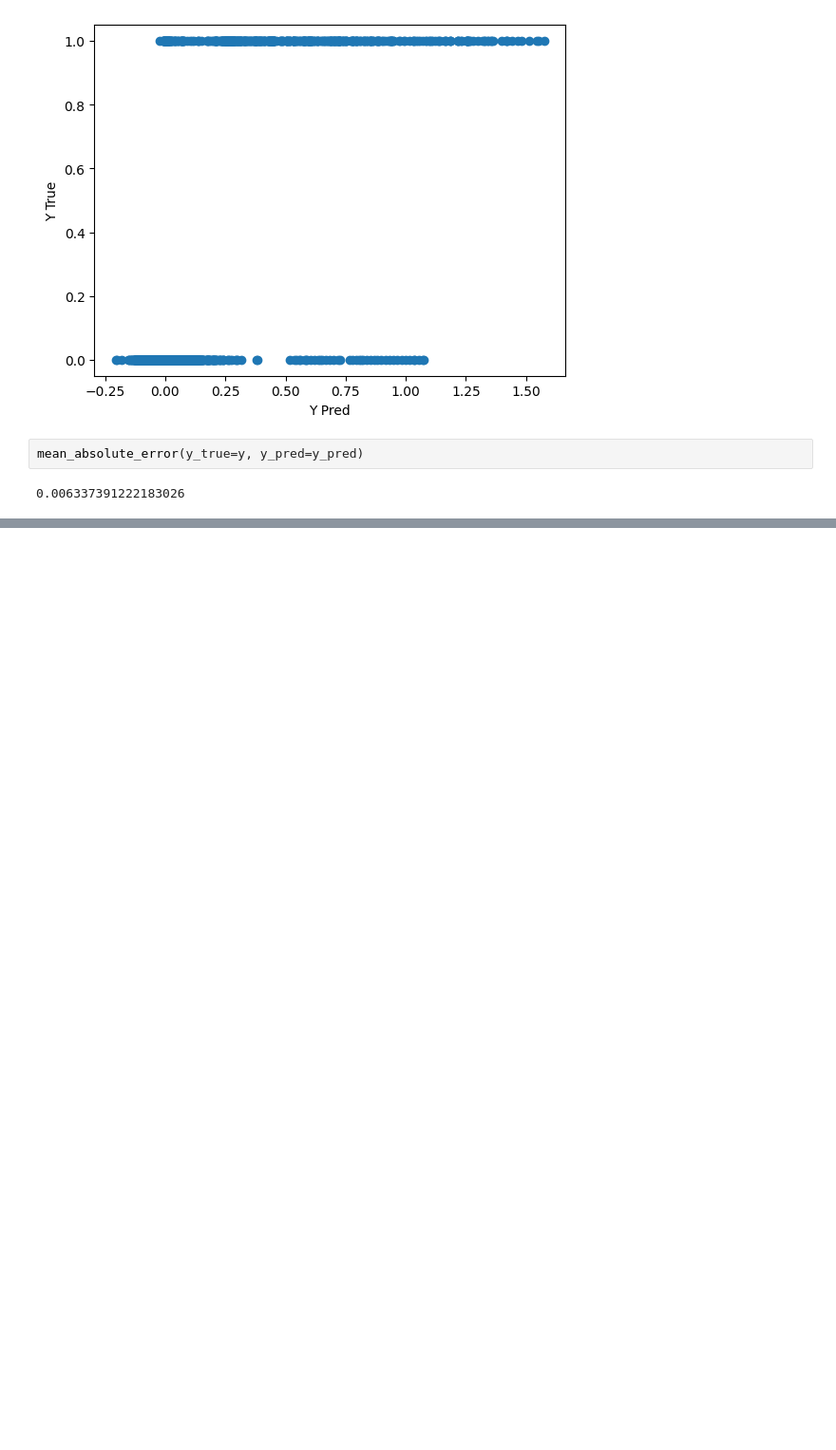
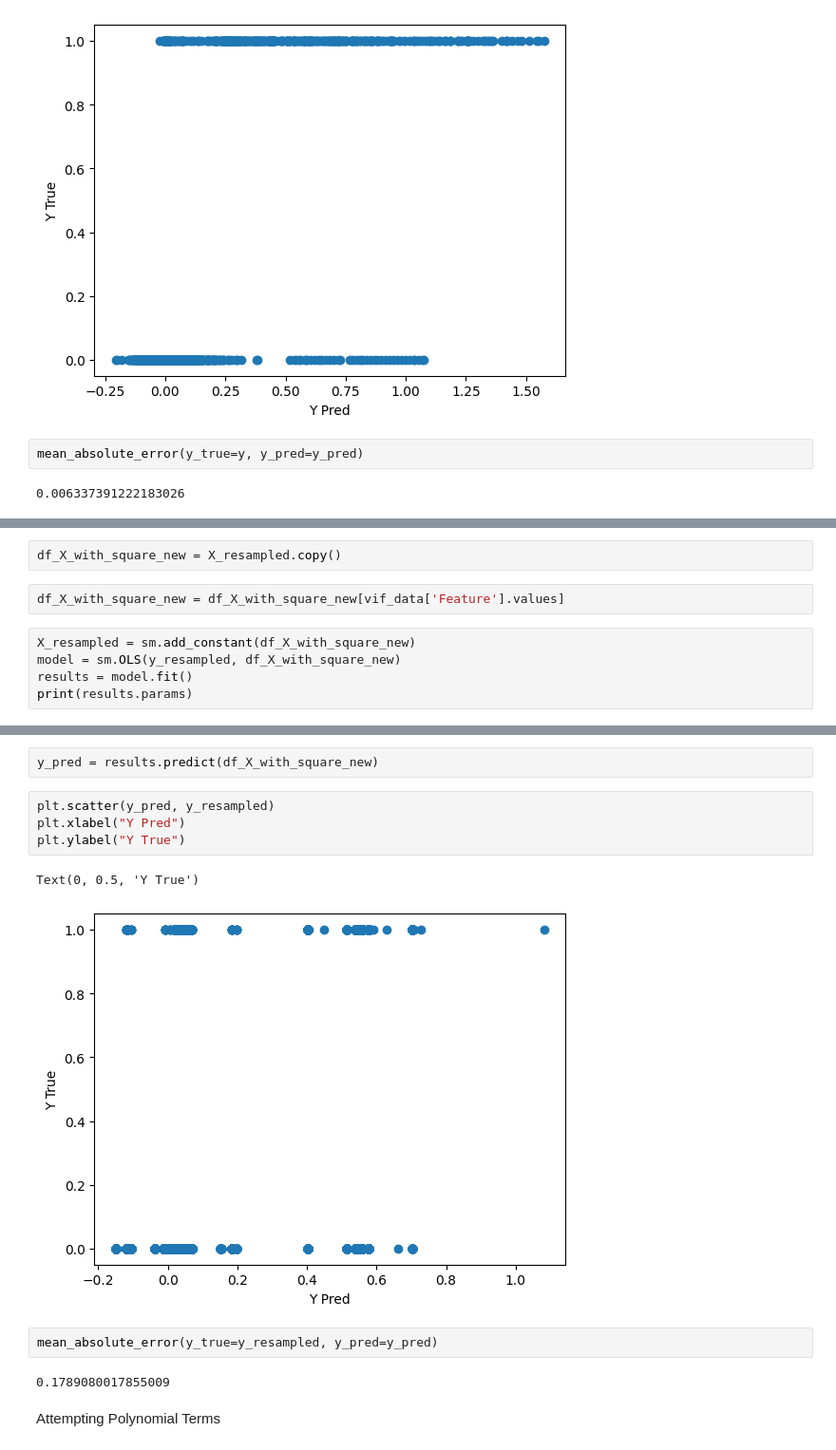
Before and after one commit to calebhadley1/DX799-capstone, a Jupyter notebook: Week1.ipynb, the cells around one changed output, grey strips where cells are left out. Shown at 95% size. Drawn from its saved outputs; the diff is of its cells as text; blank space fills up the shorter version.

```diff
--- a/Week1.ipynb
+++ b/Week1.ipynb
@@ -220,0 +583,9 @@ mean_absolute_error(y_true=y, y_pred=y_pred)
+# %%
+df_X_with_square_new = X_resampled.copy()
+# %%
+df_X_with_square_new = df_X_with_square_new[vif_data['Feature'].values]
+# %%
+X_resampled = sm.add_constant(df_X_with_square_new)
+model = sm.OLS(y_resampled, df_X_with_square_new)
+results = model.fit()
+print(results.params)
@@ -220,0 +610,15 @@ mean_absolute_error(y_true=y, y_pred=y_pred)
+# %%
+y_pred = results.predict(df_X_with_square_new)
+# %%
+plt.scatter(y_pred, y_resampled)
+plt.xlabel("Y Pred")
+plt.ylabel("Y True")
+# %% [output]
+Text(0, 0.5, 'Y True')
+[figure, added]
+# %%
+mean_absolute_error(y_true=y_resampled, y_pred=y_pred)
+# %% [output]
+0.1789080017855009
+# %% [markdown]
+Attempting Polynomial Terms
```
Also changed, not shown: parts of 47 cells of this notebook, 1 other file.
